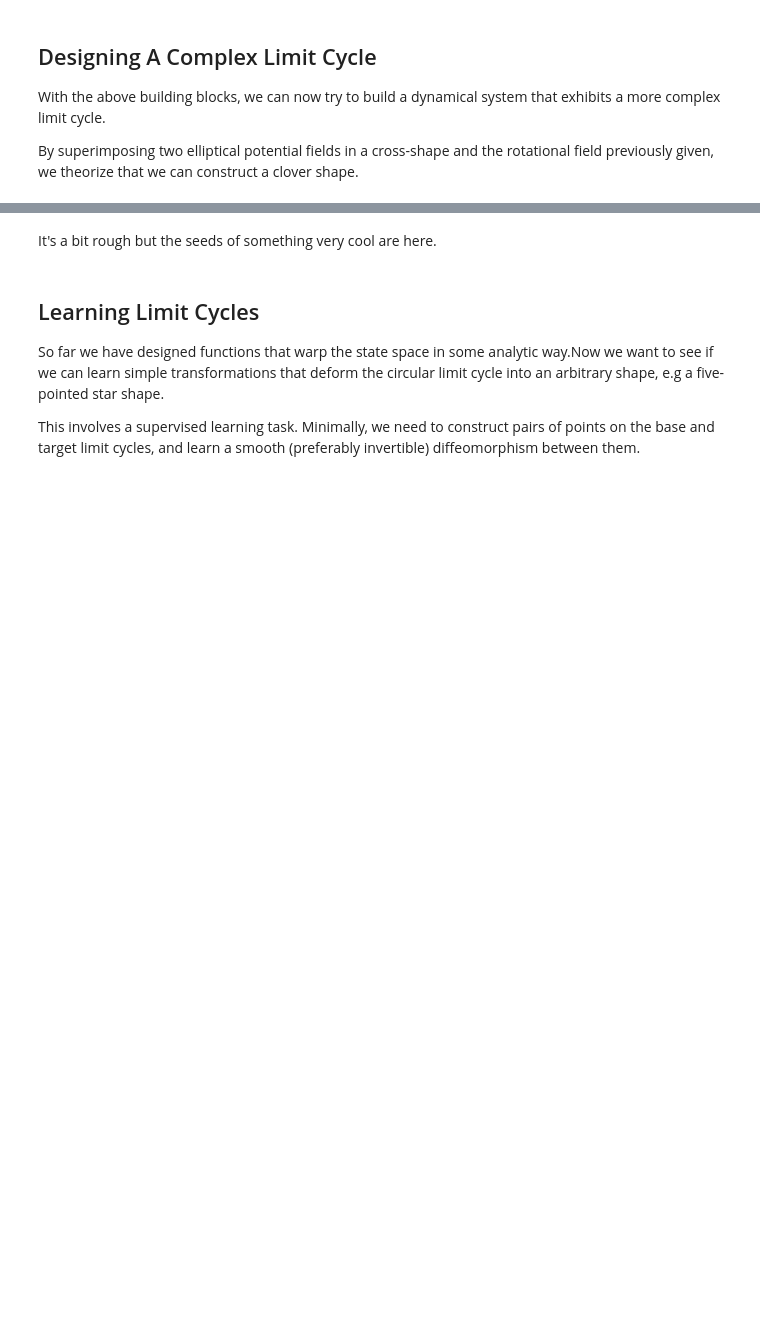
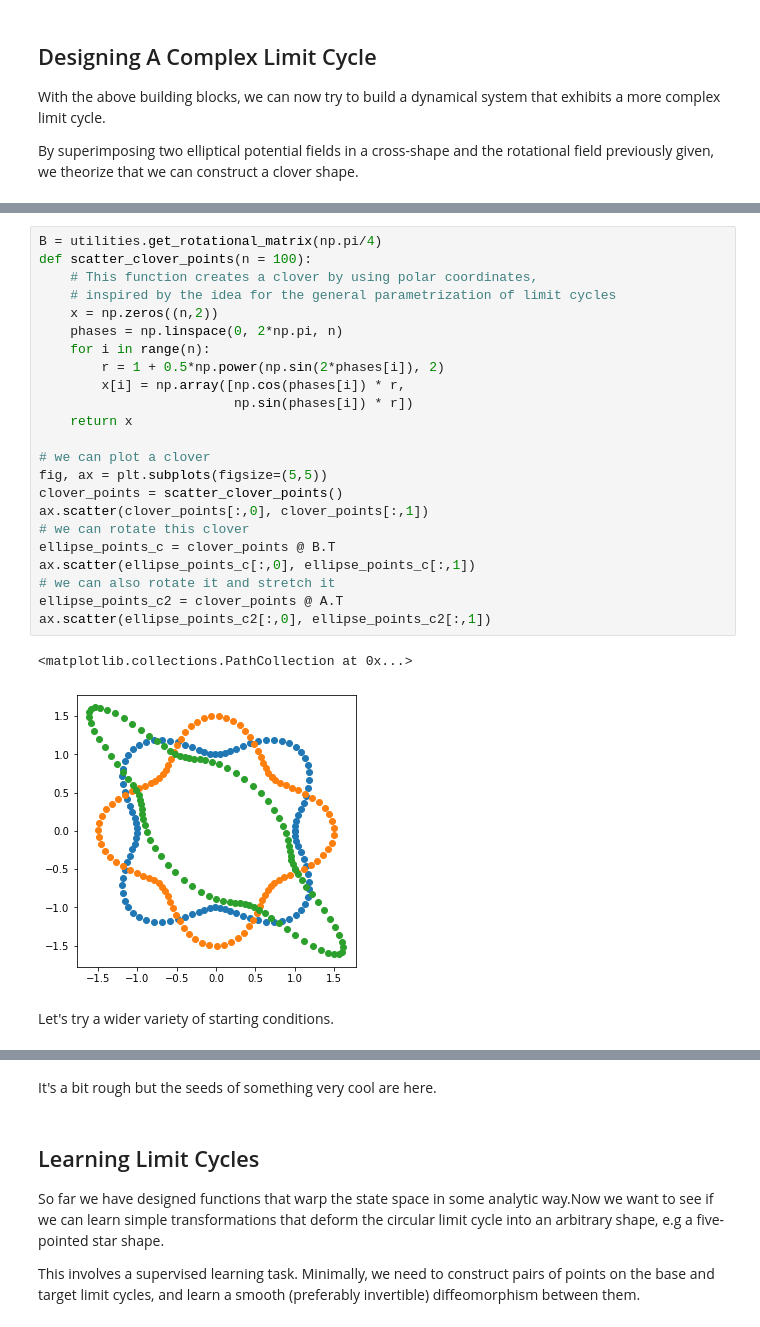
Before and after one commit to dtch1997/learning_limit_cycles, a Jupyter notebook: smooth_cpg.ipynb, the cells around one changed output, grey strips where cells are left out. Drawn from its saved outputs; the diff is of its cells as text; blank space fills up the shorter version.

```diff
--- a/smooth_cpg.ipynb
+++ b/smooth_cpg.ipynb
@@ -124,3 +164,31 @@ Let's try a wider variety of starting conditions.
+# %%
+B = utilities.get_rotational_matrix(np.pi/4)
+def scatter_clover_points(n = 100):
+    # This function creates a clover by using polar coordinates,
+    # inspired by the idea for the general parametrization of limit cycles
+    x = np.zeros((n,2))
+    phases = np.linspace(0, 2*np.pi, n)
+    for i in range(n):
+        r = 1 + 0.5*np.power(np.sin(2*phases[i]), 2)
+        x[i] = np.array([np.cos(phases[i]) * r,
+                         np.sin(phases[i]) * r])
+    return x
+
+# we can plot a clover
+fig, ax = plt.subplots(figsize=(5,5))
+clover_points = scatter_clover_points()
+ax.scatter(clover_points[:,0], clover_points[:,1])
+# we can rotate this clover
+ellipse_points_c = clover_points @ B.T
+ax.scatter(ellipse_points_c[:,0], ellipse_points_c[:,1])
+# we can also rotate it and stretch it
+ellipse_points_c2 = clover_points @ A.T
+ax.scatter(ellipse_points_c2[:,0], ellipse_points_c2[:,1])
+# %% [output]
+<matplotlib.collections.PathCollection at 0x...>
+[figure, added]
+# %% [markdown]
+Let's try a wider variety of starting conditions.
 # %%
 starting_conditions = [
     np.random.uniform(-1.2, 1.2, size = (2)) for i in range(5)
```
Also changed, not shown: parts of 23 cells of this notebook, 1 other file.
